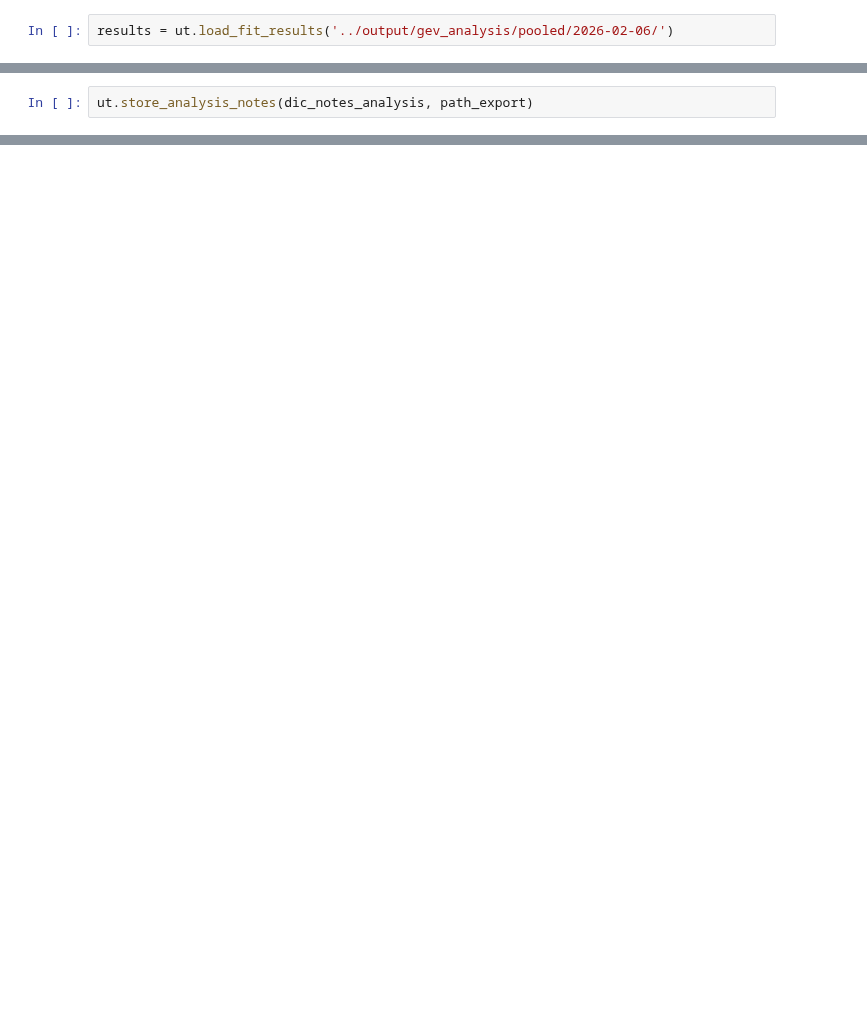
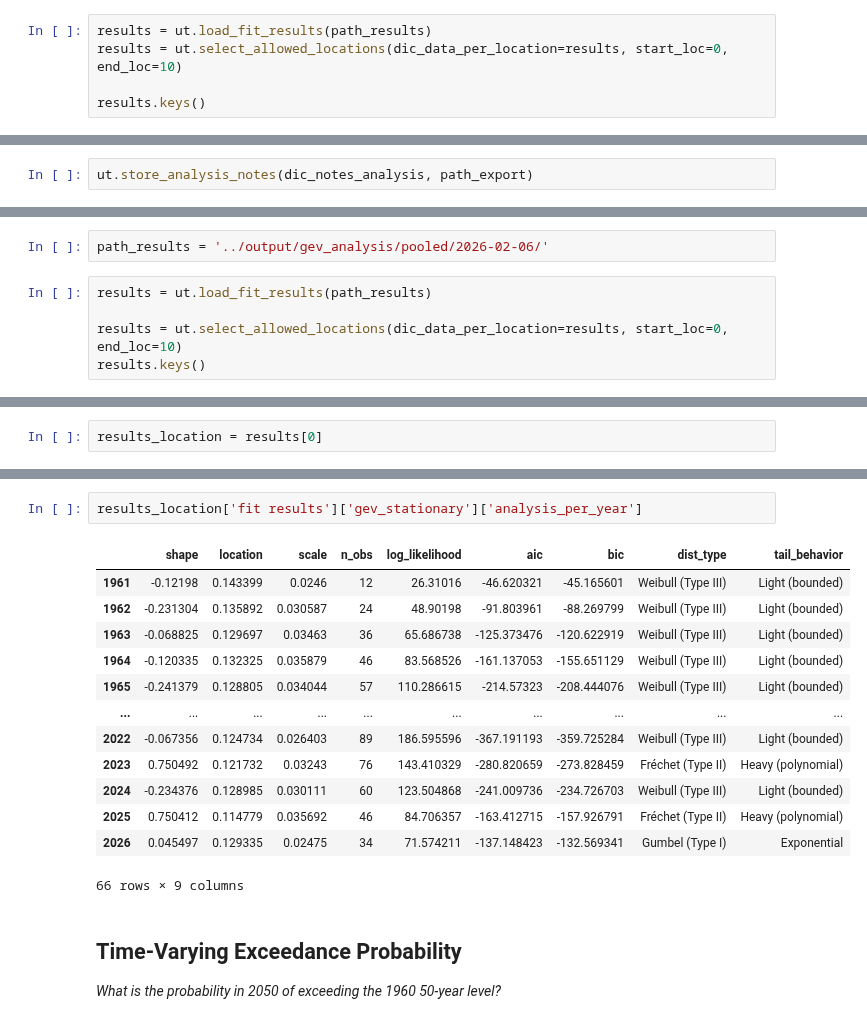
Before and after one commit to silviaelisabeth/SeaLevelExtremes, a Jupyter notebook: script/GEVanalysis.ipynb, the cells around one changed output, grey strips where cells are left out. Saved outputs shown, nothing was run; the diff lists cells and outputs as text; blank space fills up the shorter version.

```diff
--- a/script/GEVanalysis.ipynb
+++ b/script/GEVanalysis.ipynb
@@ -339,2 +352,5 @@ including uncertainty given by n_obs
 # %%
-results = ut.load_fit_results('../output/gev_analysis/pooled/2026-02-06/')
+results = ut.load_fit_results(path_results)
+results = ut.select_allowed_locations(dic_data_per_location=results, start_loc=0, end_loc=10)
+
+results.keys()
@@ -465,0 +507,7 @@ results[site_id]['return_levels']
+# %%
+path_results = '../output/gev_analysis/pooled/2026-02-06/'
+# %%
+results = ut.load_fit_results(path_results)
+
+results = ut.select_allowed_locations(dic_data_per_location=results, start_loc=0, end_loc=10)
+results.keys()
@@ -465,0 +532,2 @@ results[site_id]['return_levels']
+# %%
+results_location = results[0]
@@ -465,0 +652,20 @@ results[site_id]['return_levels']
+# %%
+results_location['fit results']['gev_stationary']['analysis_per_year']
+# %% [output]
+|  | shape | location | scale | n_obs | log_likelihood | aic | bic | dist_type | tail_behavior |
+| 1961 | -0.12198 | 0.143399 | 0.0246 | 12 | 26.31016 | -46.620321 | -45.165601 | Weibull (Type III) | Light (bounded) |
+| 1962 | -0.231304 | 0.135892 | 0.030587 | 24 | 48.90198 | -91.803961 | -88.269799 | Weibull (Type III) | Light (bounded) |
+| 1963 | -0.068825 | 0.129697 | 0.03463 | 36 | 65.686738 | -125.373476 | -120.622919 | Weibull (Type III) | Light (bounded) |
+| 1964 | -0.120335 | 0.132325 | 0.035879 | 46 | 83.568526 | -161.137053 | -155.651129 | Weibull (Type III) | Light (bounded) |
+| 1965 | -0.241379 | 0.128805 | 0.034044 | 57 | 110.286615 | -214.57323 | -208.444076 | Weibull (Type III) | Light (bounded) |
+| ... | ... | ... | ... | ... | ... | ... | ... | ... | ... |
+| 2022 | -0.067356 | 0.124734 | 0.026403 | 89 | 186.595596 | -367.191193 | -359.725284 | Weibull (Type III) | Light (bounded) |
+| 2023 | 0.750492 | 0.121732 | 0.03243 | 76 | 143.410329 | -280.820659 | -273.828459 | Fréchet (Type II) | Heavy (polynomial) |
+| 2024 | -0.234376 | 0.128985 | 0.030111 | 60 | 123.504868 | -241.009736 | -234.726703 | Weibull (Type III) | Light (bounded) |
+| 2025 | 0.750412 | 0.114779 | 0.035692 | 46 | 84.706357 | -163.412715 | -157.926791 | Fréchet (Type II) | Heavy (polynomial) |
+| 2026 | 0.045497 | 0.129335 | 0.02475 | 34 | 71.574211 | -137.148423 | -132.569341 | Gumbel (Type I) | Exponential |
+66 rows × 9 columns
+# %% [markdown]
+## Time-Varying Exceedance Probability
+
+<i> What is the probability in 2050 of exceeding the 1960 50-year level? <i>
```
Also changed, not shown: parts of 44 cells of this notebook, 3 other files.
